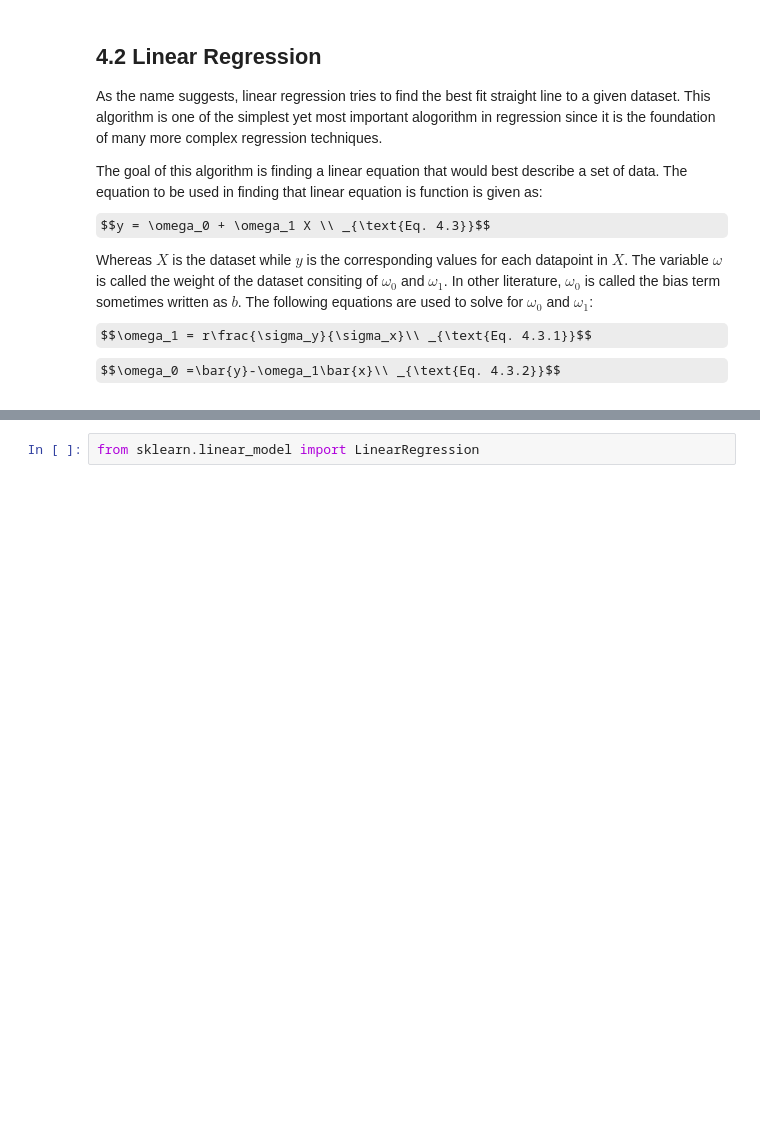
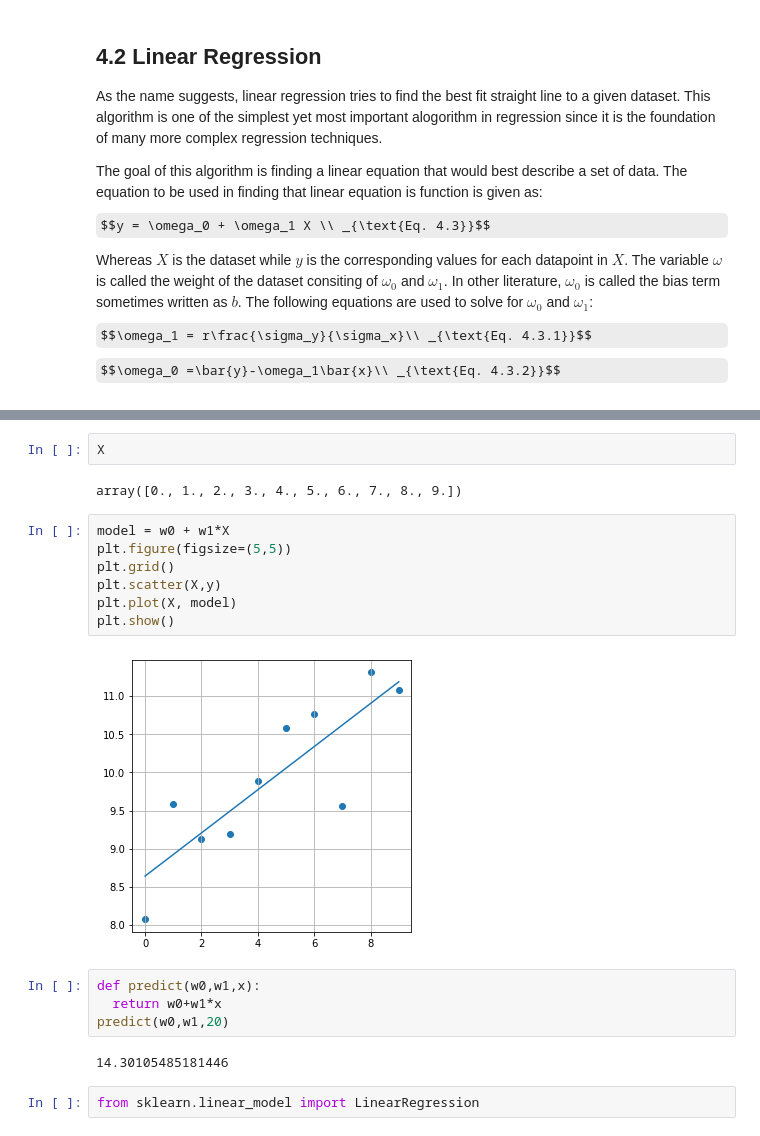
Before and after one commit to dyjdlopez/fund-of-aiml, a Jupyter notebook: activities/04 - Regression/fund_aiml_04v1_2021.ipynb, the cells around one changed output, grey strips where cells are left out. Cells and saved outputs as stored; diff of their text form; some formulas as TeX source; blank space fills up the shorter version.

```diff
--- a/activities/04 - Regression/fund_aiml_04v1_2021.ipynb
+++ b/activities/04 - Regression/fund_aiml_04v1_2021.ipynb
@@ -175,3 +175,22 @@ Equation: y = 0.28178068039294346 X + 8.576295742767297
+# %%
+X
+# %% [output]
+array([0., 1., 2., 3., 4., 5., 6., 7., 8., 9.])
+# %%
+model = w0 + w1*X
+plt.figure(figsize=(5,5))
+plt.grid()
+plt.scatter(X,y)
+plt.plot(X, model)
+plt.show()
+# %% [output]
+[figure, added]
+# %%
+def predict(w0,w1,x):
+  return w0+w1*x
+predict(w0,w1,20)
+# %% [output]
+14.30105485181446
 # %%
 from sklearn.linear_model import LinearRegression
 # %%
```
Also changed, not shown: parts of 42 cells of this notebook.
